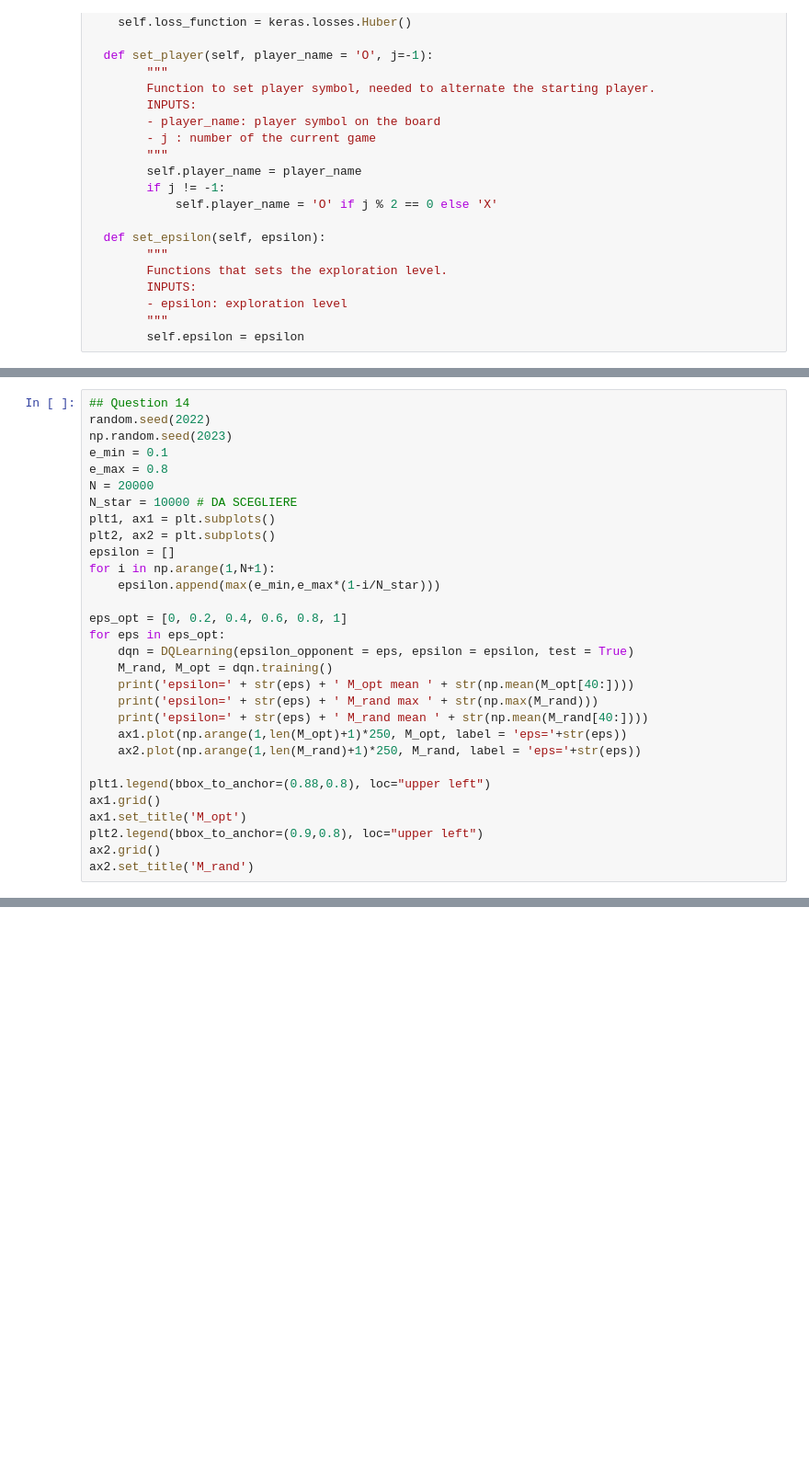
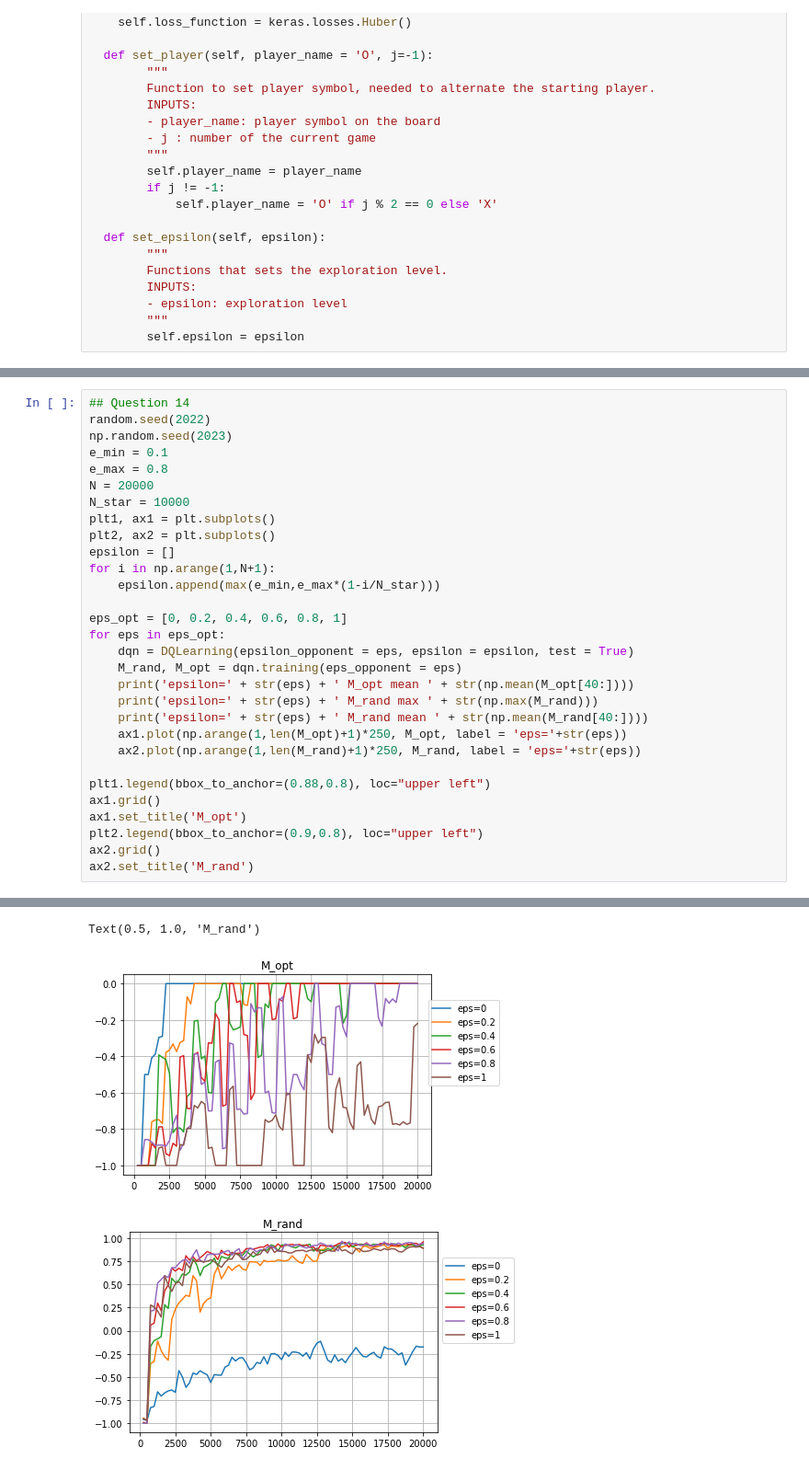
Before and after one commit to giuliamesc/tic_tac_toe, a Jupyter notebook: DeepQLearning_debug (1).ipynb, the cells around one changed output, grey strips where cells are left out. Shown: that part at 92% size. Drawn from its saved outputs; the diff is of its cells as text; blank space fills up the shorter version.

```diff
--- a/DeepQLearning_debug (1).ipynb
+++ b/DeepQLearning_debug (1).ipynb
@@ -433,7 +464,7 @@ np.random.seed(2023)
 e_min = 0.1
 e_max = 0.8
 N = 20000
-N_star = 10000 # DA SCEGLIERE
+N_star = 10000
 plt1, ax1 = plt.subplots()
 plt2, ax2 = plt.subplots()
 epsilon = []
@@ -443,7 +474,7 @@ for i in np.arange(1,N+1):
 eps_opt = [0, 0.2, 0.4, 0.6, 0.8, 1]
 for eps in eps_opt:
     dqn = DQLearning(epsilon_opponent = eps, epsilon = epsilon, test = True)
-    M_rand, M_opt = dqn.training()
+    M_rand, M_opt = dqn.training(eps_opponent = eps)
     print('epsilon=' + str(eps) + ' M_opt mean ' + str(np.mean(M_opt[40:])))
     print('epsilon=' + str(eps) + ' M_rand max ' + str(np.max(M_rand)))
     print('epsilon=' + str(eps) + ' M_rand mean ' + str(np.mean(M_rand[40:])))
@@ -477,3 +508,6 @@ Update target network at episode 1000
+Text(0.5, 1.0, 'M_rand')
+[figure, added]
+[figure, added]
 # %%
 class SelfDQLearning:
   """
```
Also changed, not shown: parts of 7 cells of this notebook, 1 other file.
